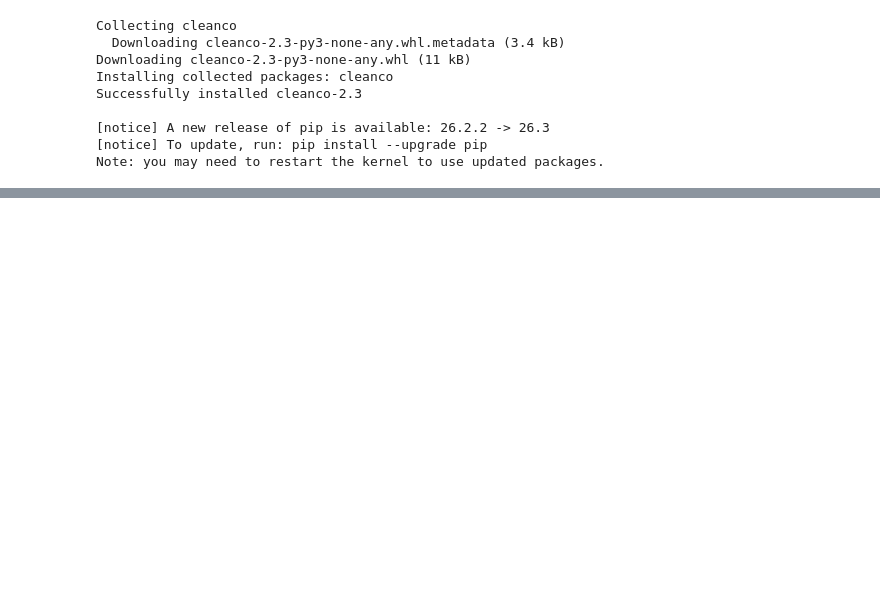
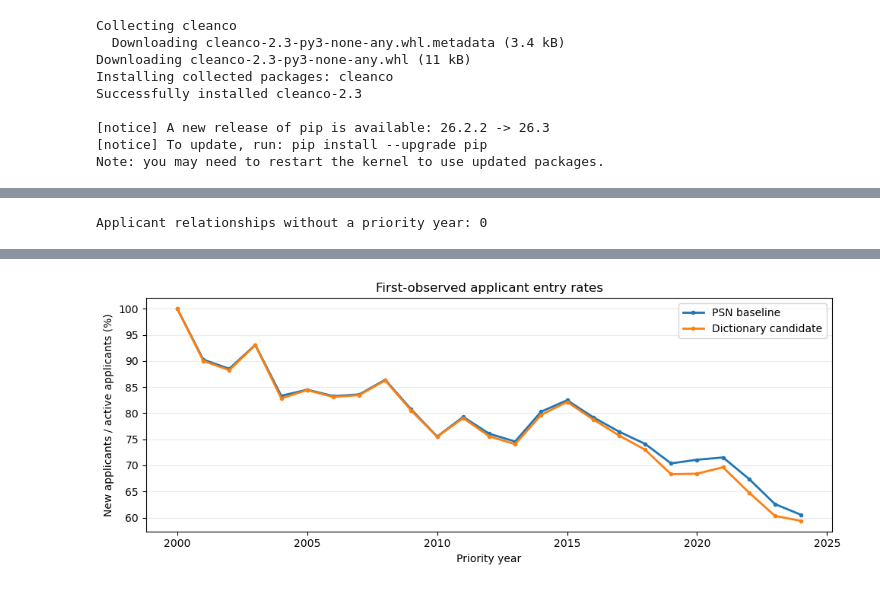
Before and after one commit to RikyPoz/flying-drones-patent-analytics, a Jupyter notebook: Step0/3b-NameHarmonization.ipynb, the cells around one changed output, grey strips where cells are left out. Cells and saved outputs as stored; diff of their text form; code cells hidden in the pictures; blank space fills up the shorter version.

Commit message:
Improve applicant name harmonization and evaluate results

```diff
--- a/Step0/3b-NameHarmonization.ipynb
+++ b/Step0/3b-NameHarmonization.ipynb
@@ -854,0 +513,30 @@ The PSN, dictionary, and Cleanco comparisons remain the same. The alias-review o
+# %%
+entry_data = h_test.merge(families[["docdb_family_id", "priority_year"]],
+                          on="docdb_family_id", how="left", validate="many_to_one")
+missing_years = int(entry_data["priority_year"].isna().sum())
+print(f"Applicant relationships without a priority year: {missing_years:,}")
+entry_data = entry_data.dropna(subset=["priority_year"])
+if entry_data.empty:
+    raise ValueError("No dated applicant records for entry-rate analysis.")
+
+def calculate_entry(df, key):
+    active = df.groupby("priority_year")[key].nunique()
+    first_year = df.groupby(key)["priority_year"].min()
+    entrants = first_year.value_counts().reindex(active.index, fill_value=0)
+    return pd.DataFrame({"active": active, "entrants": entrants,
+                         "entry_rate_pct": 100 * entrants / active})
+
+entry_comparison = calculate_entry(entry_data, "entity_id").add_prefix("baseline_").join(
+    calculate_entry(entry_data, "new_entity_id").add_prefix("candidate_"))
+entry_comparison["entry_rate_change_pp"] = (entry_comparison["candidate_entry_rate_pct"]
+                                            - entry_comparison["baseline_entry_rate_pct"])
+display(entry_comparison.round(2))
+ax = entry_comparison[["baseline_entry_rate_pct", "candidate_entry_rate_pct"]].rename(columns={
+    "baseline_entry_rate_pct": "PSN baseline", "candidate_entry_rate_pct": "Dictionary candidate"}).plot(
+    figsize=(10, 4), linewidth=2, marker="o", markersize=3)
+ax.set(title="First-observed applicant entry rates", xlabel="Priority year", ylabel="New applicants / active applicants (%)")
+ax.grid(axis="y", alpha=.25)
+plt.tight_layout()
+plt.show()
+# %% [output]
+Applicant relationships without a priority year: 0
@@ -854,0 +561 @@ The PSN, dictionary, and Cleanco comparisons remain the same. The alias-review o
+[figure, added]
```
Also changed, not shown: parts of 37 cells of this notebook.
